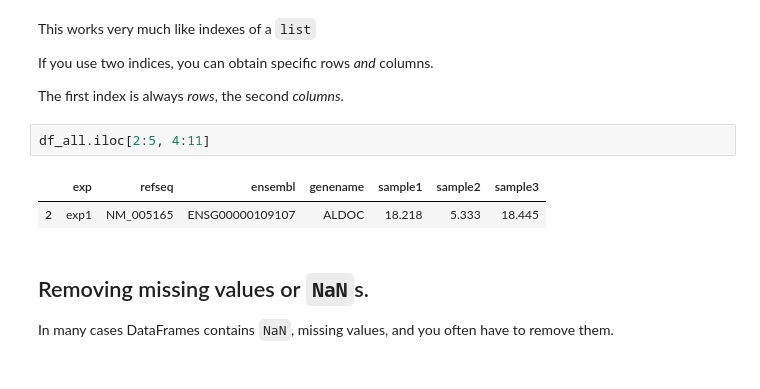
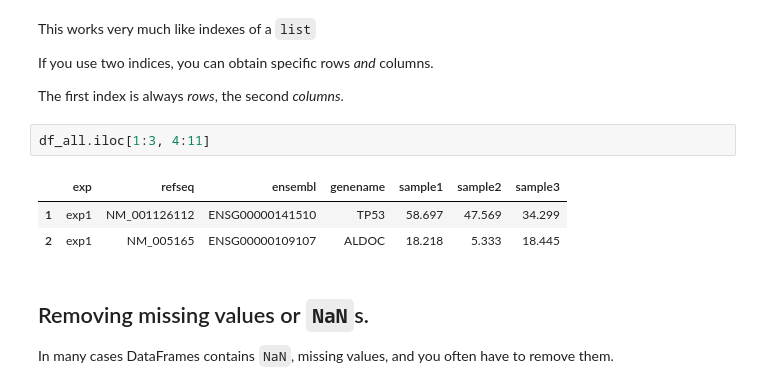
Before and after one commit to YuLab-RU/CFB_book, a Jupyter notebook: content/pandas.ipynb, the cells around one changed output. Drawn from its saved outputs; the diff is of its cells as text.

```diff
--- a/content/pandas.ipynb
+++ b/content/pandas.ipynb
@@ -400,9 +401,10 @@ If you use two indices, you can obtain specific rows *and* columns.
 
 The first index is always *rows*, the second *columns*.
 # %%
-df_all.iloc[2:5, 4:11]
+df_all.iloc[1:3, 4:11]
 # %% [output]
 |  | exp | refseq | ensembl | genename | sample1 | sample2 | sample3 |
+| 1 | exp1 | NM_001126112 | ENSG00000141510 | TP53 | 58.697 | 47.569 | 34.299 |
 | 2 | exp1 | NM_005165 | ENSG00000109107 | ALDOC | 18.218 | 5.333 | 18.445 |
 # %% [markdown]
 ## Removing missing values or `NaN`s.
```
Also changed, not shown: parts of 3 cells of this notebook, 5 other files.
